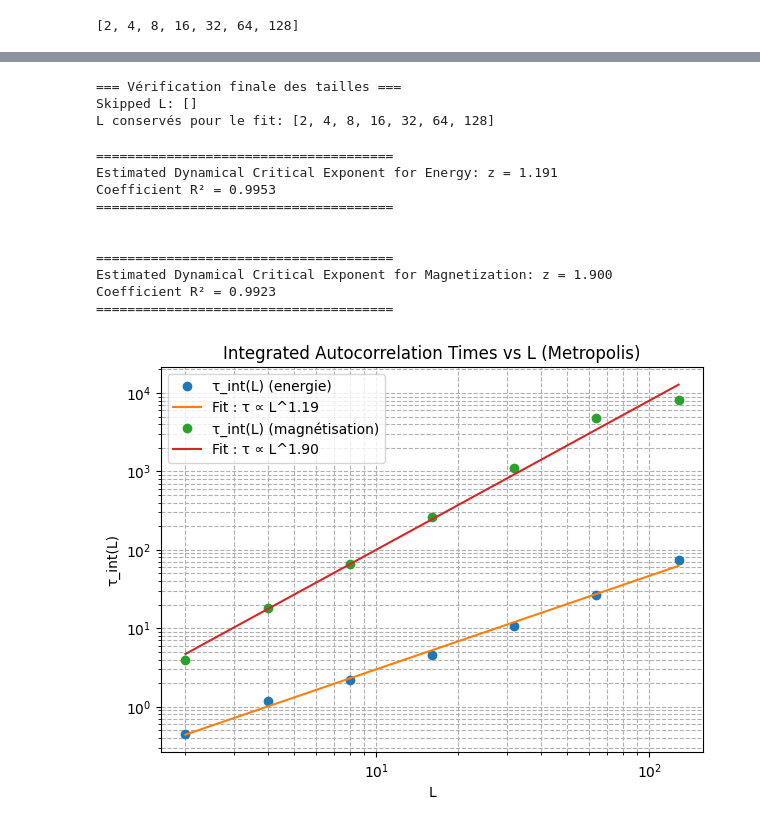
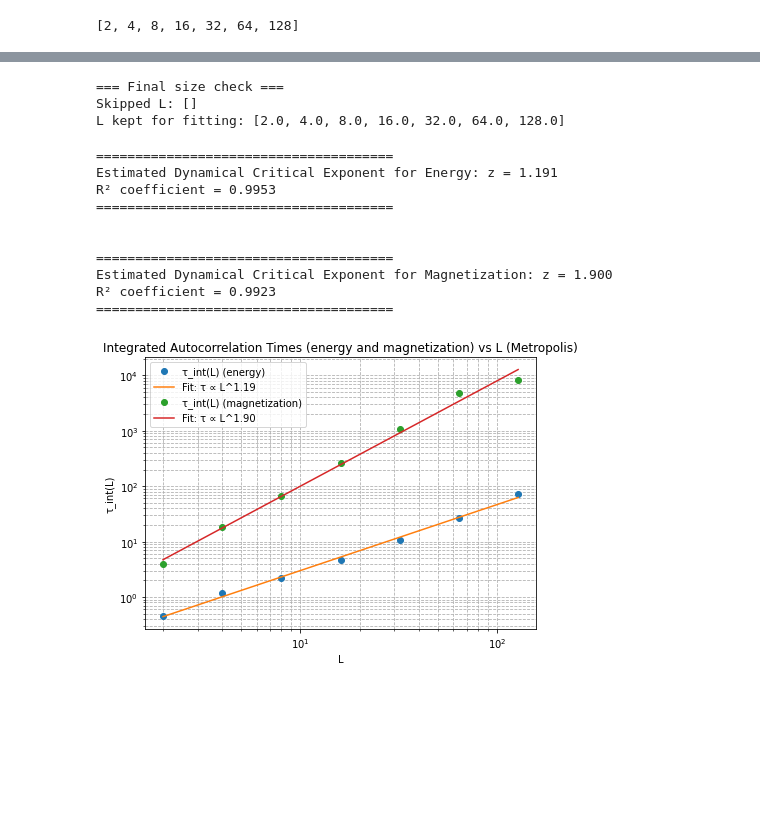
Before and after one commit to alinabnr/PhaseTransitionsProject, a Jupyter notebook: dynmical_crit_exponent.ipynb, the cells around one changed output, grey strips where cells are left out. Saved outputs shown, nothing was run; the diff lists cells and outputs as text; code cells hidden in the pictures; blank space fills up the shorter version.

```diff
--- a/dynmical_crit_exponent.ipynb
+++ b/dynmical_crit_exponent.ipynb
@@ -188,28 +184,14 @@ Total runtime: 36.6s
 # %%
-# Cellule 5 : Vérification et sauvegarde debug
-print("\n=== Vérification finale des tailles ===")
+print("\n=== Final size check ===")
 print("Skipped L:", skipped)
-print("L conservés pour le fit:", [l for l,_ in tau_vs_L[0]])
-
-with open("tau_vs_L_debug.txt", "w") as f:
-    f.write("Skipped L:\n")
-    for s in skipped:
-        f.write(f"{s}\n")
-    f.write("\nL conservés pour le fit:\n")
-    # magnetizations
-    for l, t in tau_vs_L[0]:
-        f.write(f"L={l}, tau={t}\n")
-    # energies
-    for l, t in tau_vs_L[1]:
-        f.write(f"L={l}, tau={t}\n")
+print("L kept for fitting:", [l for l, _ in tau_vs_L[0]])
 # %% [output]
-=== Vérification finale des tailles ===
+=== Final size check ===
 Skipped L: []
-L conservés pour le fit: [2, 4, 8, 16, 32, 64, 128]
+L kept for fitting: [2.0, 4.0, 8.0, 16.0, 32.0, 64.0, 128.0]
 # %%
-# Cellule 6 : Fit et visualisation
 if len(tau_vs_L) < 2:
-    print("Pas assez de points valides pour faire le fit.")
+    print("Not enough valid points to perform the fit.")
 else:
     tau_vs_L = np.array(tau_vs_L)
     Ls = tau_vs_L[1, :, 0]
@@ -222,40 +204,40 @@ else:
 
     slope_eng, intercept_eng, r_value_eng, p_value_eng, std_err_eng = linregress(logL, logtau_eng)
     z_eng = slope_eng
     slope_mag, intercept_mag, r_value_mag, p_value_mag, std_err_mag = linregress(logL, logtau_mag)
     z_mag = slope_mag
 
     print("\n======================================")
     print(f"Estimated Dynamical Critical Exponent for Energy: z = {z_eng:.3f}")
-    print(f"Coefficient R² = {r_value_eng**2:.4f}")
+    print(f"R² coefficient = {r_value_eng**2:.4f}")
     print("======================================\n")
 
     print("\n======================================")
     print(f"Estimated Dynamical Critical Exponent for Magnetization: z = {z_mag:.3f}")
-    print(f"Coefficient R² = {r_value_mag**2:.4f}")
+    print(f"R² coefficient = {r_value_mag**2:.4f}")
     print("======================================\n")
 
     plt.close('all')
     plt.figure(figsize=(7,5))
-    plt.loglog(Ls, taus_eng, 'o', label="τ_int(L) (energie)")
-    plt.loglog(Ls, np.exp(intercept_eng) * Ls**z_eng, label=f"Fit : τ ∝ L^{z_eng:.2f}")
-    plt.loglog(Ls, taus_mag, 'o', label="τ_int(L) (magnétisation)")
-    plt.loglog(Ls, np.exp(intercept_mag) * Ls**z_mag, label=f"Fit : τ ∝ L^{z_mag:.2f}")
+    plt.loglog(Ls, taus_eng, 'o', label="τ_int(L) (energy)")
+    plt.loglog(Ls, np.exp(intercept_eng) * Ls**z_eng, label=f"Fit: τ ∝ L^{z_eng:.2f}")
+    plt.loglog(Ls, taus_mag, 'o', label="τ_int(L) (magnetization)")
+    plt.loglog(Ls, np.exp(intercept_mag) * Ls**z_mag, label=f"Fit: τ ∝ L^{z_mag:.2f}")
     plt.xlabel("L")
     plt.ylabel("τ_int(L)")
-    plt.title("Integrated Autocorrelation Times vs L (Metropolis)")
+    plt.title("Integrated Autocorrelation Times (energy and magnetization) vs L (Metropolis)")
     plt.grid(True, which="both", ls="--")
     plt.legend()
     plt.show()
 # %% [output]
 ======================================
 Estimated Dynamical Critical Exponent for Energy: z = 1.191
-Coefficient R² = 0.9953
+R² coefficient = 0.9953
 ======================================
 
 
 ======================================
 Estimated Dynamical Critical Exponent for Magnetization: z = 1.900
-Coefficient R² = 0.9923
+R² coefficient = 0.9923
 ======================================
-[figure, old version]
+[figure, new version]
```
Also changed, not shown: parts of 4 cells of this notebook.
